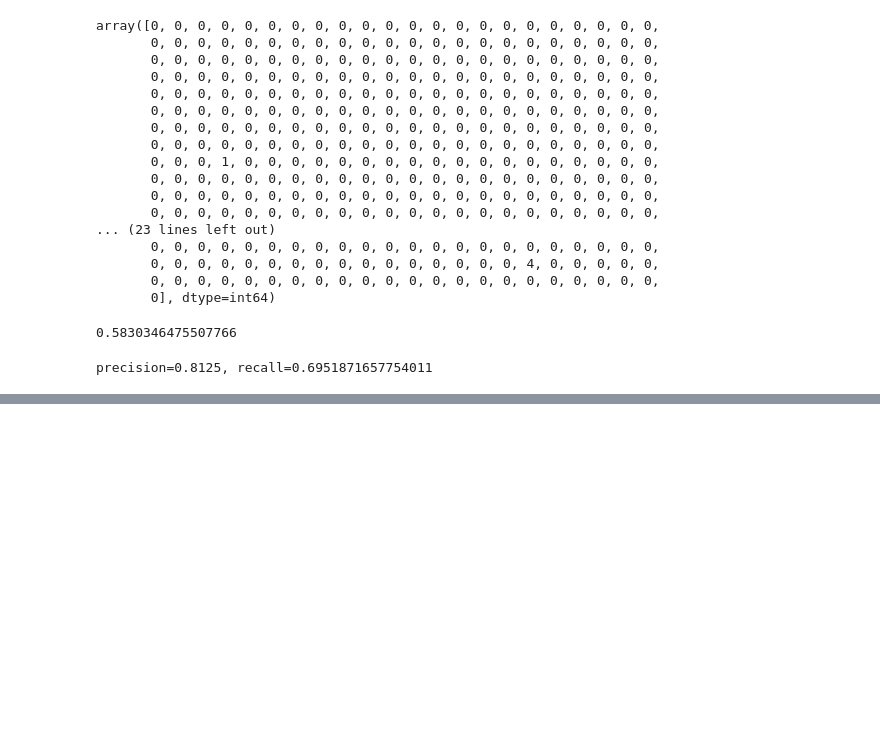
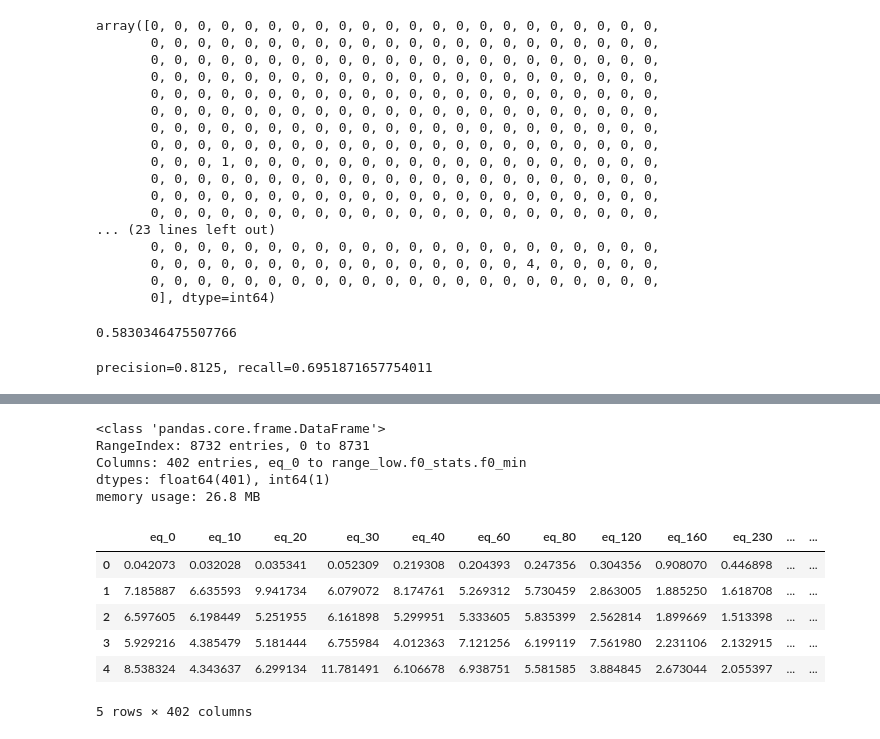
Before and after one commit to mrhheffernan/erdio-dev, a Jupyter notebook: engineered_features_exploration.ipynb, the cells around one changed output, grey strips where cells are left out. Drawn from its saved outputs; the diff is of its cells as text; code cells hidden in the pictures; blank space fills up the shorter version.

```diff
--- a/engineered_features_exploration.ipynb
+++ b/engineered_features_exploration.ipynb
@@ -502,0 +620,18 @@ precision=0.8125, recall=0.6951871657754011
+# %%
+features_complete = pd.concat([eq_df, features2, features3], axis=1)
+# %%
+features_complete.info()
+features_complete.head()
+# %% [output]
+<class 'pandas.core.frame.DataFrame'>
+RangeIndex: 8732 entries, 0 to 8731
+Columns: 402 entries, eq_0 to range_low.f0_stats.f0_min
+dtypes: float64(401), int64(1)
+memory usage: 26.8 MB
+|  | eq_0 | eq_10 | eq_20 | eq_30 | eq_40 | eq_60 | eq_80 | eq_120 | eq_160 | eq_230 | ... | ... |
+| 0 | 0.042073 | 0.032028 | 0.035341 | 0.052309 | 0.219308 | 0.204393 | 0.247356 | 0.304356 | 0.908070 | 0.446898 | ... | ... |
+| 1 | 7.185887 | 6.635593 | 9.941734 | 6.079072 | 8.174761 | 5.269312 | 5.730459 | 2.863005 | 1.885250 | 1.618708 | ... | ... |
+| 2 | 6.597605 | 6.198449 | 5.251955 | 6.161898 | 5.299951 | 5.333605 | 5.835399 | 2.562814 | 1.899669 | 1.513398 | ... | ... |
+| 3 | 5.929216 | 4.385479 | 5.181444 | 6.755984 | 4.012363 | 7.121256 | 6.199119 | 7.561980 | 2.231106 | 2.132915 | ... | ... |
+| 4 | 8.538324 | 4.343637 | 6.299134 | 11.781491 | 6.106678 | 6.938751 | 5.581585 | 3.884845 | 2.673044 | 2.055397 | ... | ... |
+5 rows × 402 columns
```
Also changed, not shown: parts of 5 cells of this notebook, 1 other file.
